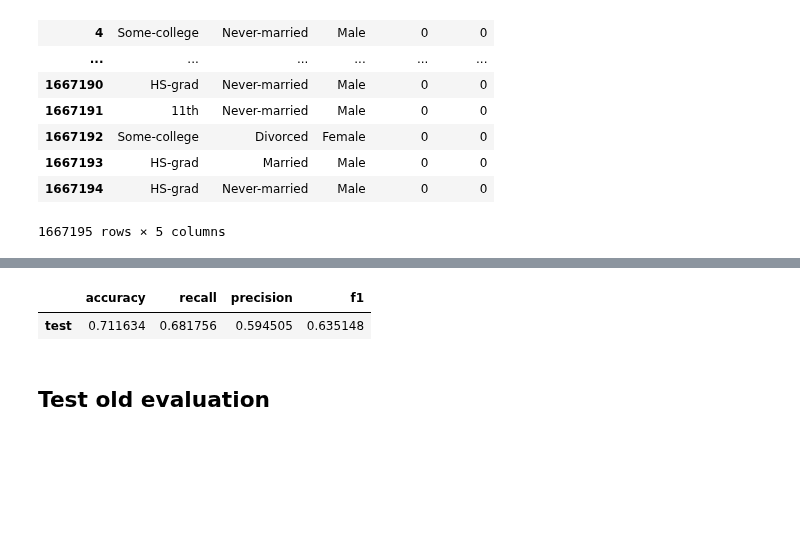
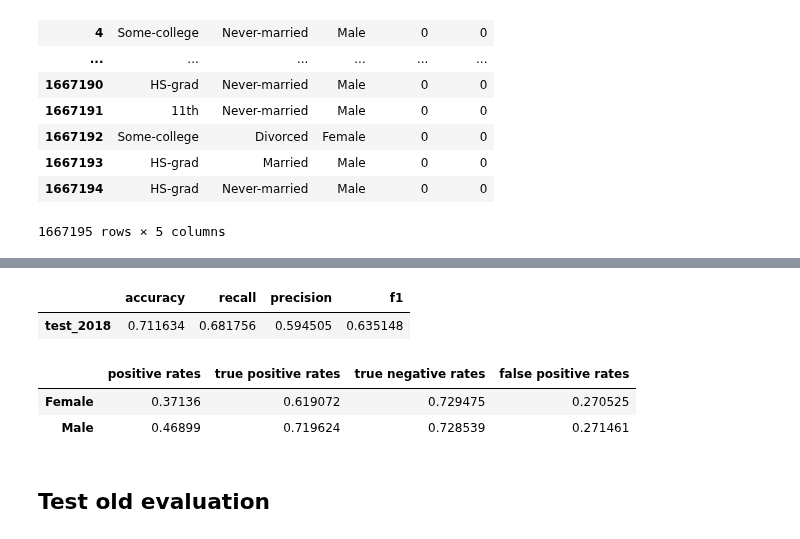
Before and after one commit to JipSchoneveld/HCML_project, a Jupyter notebook: train.ipynb, the cells around one changed output, grey strips where cells are left out. Drawn from its saved outputs; the diff is of its cells as text; code cells hidden in the pictures; blank space fills up the shorter version.

Commit message:
added missing evals

```diff
--- a/train.ipynb
+++ b/train.ipynb
@@ -315,11 +315,3 @@ logreg_results_test_2018
 | 1667193 | HS-grad | Married | Male | 0 | 0 |
 | 1667194 | HS-grad | Never-married | Male | 0 | 0 |
 1667195 rows × 5 columns
-# %%
-y_pred_test_2018= list(logreg.predict(x_test_2018_encoded))
-
-logreg_results_test_2018 = test_2018.copy() #get all the data of the dev set
-
-logreg_results_test_2018 = logreg_results_test_2018.filter(items=FEAT_OF_INT) #keep only relevant info
-logreg_results_test_2018['y_pred'] = y_pred_test_2018
-logreg_results_test_2018
@@ -340,14 +318,26 @@ logreg_results_test_2018
 # %%
 logreg_acc_test_2018 = accuracy_score(y_test_2018, y_pred_test_2018)
 logreg_rec_test_2018 = recall_score(y_test_2018, y_pred_test_2018)
 logreg_pre_test_2018 = precision_score(y_test_2018, y_pred_test_2018)
 logreg_f1_test_2018 = f1_score(y_test_2018, y_pred_test_2018)
-logreg_eval_test_2018 = pd.DataFrame({'accuracy': [logreg_acc_test_2018], 'recall': [logreg_rec_test_2018], 'precision': [logreg_pre_test_2018], 'f1': [logreg_f1_test_2018]}, index=['test'])
+logreg_eval_test_2018 = pd.DataFrame({'accuracy': [logreg_acc_test_2018], 'recall': [logreg_rec_test_2018], 'precision': [logreg_pre_test_2018], 'f1': [logreg_f1_test_2018]}, index=['test_2018'])
 logreg_eval_test_2018.to_csv(os.path.join('Results', 'test_2018_eval.csv'),sep='\t')
 logreg_eval_test_2018
 # %% [output]
 |  | accuracy | recall | precision | f1 |
-| test | 0.711634 | 0.681756 | 0.594505 | 0.635148 |
+| test_2018 | 0.711634 | 0.681756 | 0.594505 | 0.635148 |
+# %%
+logreg_fair_eval_test_2018 = pd.DataFrame()
+logreg_fair_eval_test_2018['positive rates'] = positive_rates(logreg_results_test_2018, 'sex')
+logreg_fair_eval_test_2018['true positive rates'] = true_postive_rates(logreg_results_test_2018, 'sex')
+logreg_fair_eval_test_2018['true negative rates'] = true_negative_rate(logreg_results_test_2018, 'sex')
+logreg_fair_eval_test_2018['false positive rates'] = false_postive_rates(logreg_results_test_2018, 'sex')
+logreg_fair_eval_test_2018.to_csv(os.path.join('Results', f'test_2018_fair_eval.csv'),sep='\t')
+logreg_fair_eval_test_2018
+# %% [output]
+|  | positive rates | true positive rates | true negative rates | false positive rates |
+| Female | 0.37136 | 0.619072 | 0.729475 | 0.270525 |
+| Male | 0.46899 | 0.719624 | 0.728539 | 0.271461 |
 # %% [markdown]
 ## Test old evaluation
 # %%
```
Also changed, not shown: parts of 6 cells of this notebook, 5 other files.
